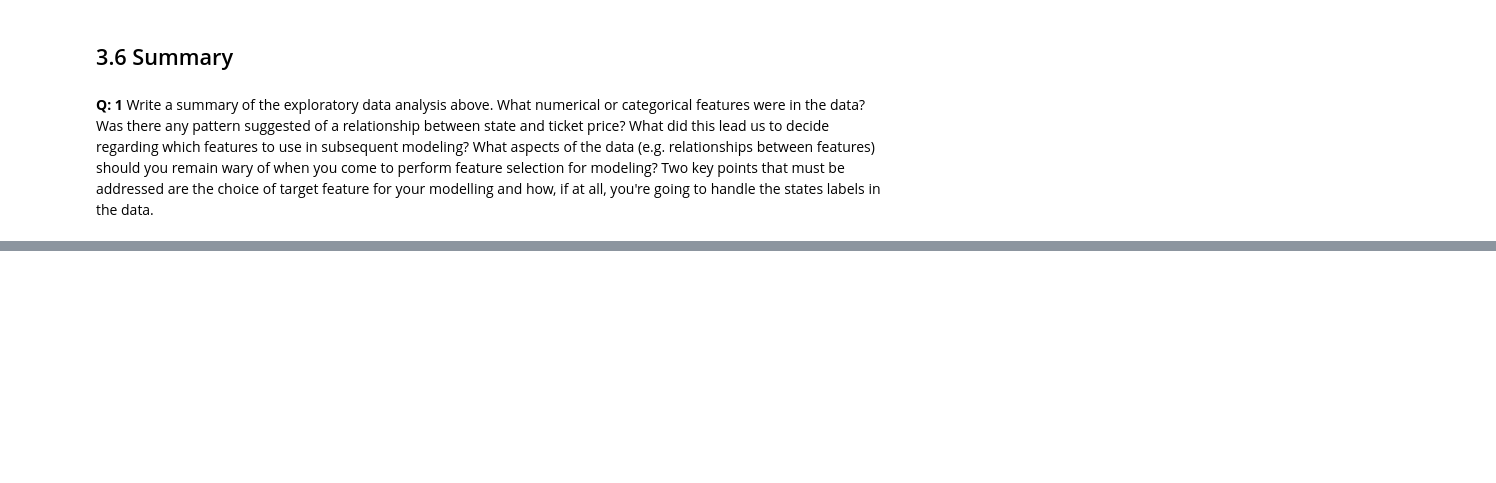
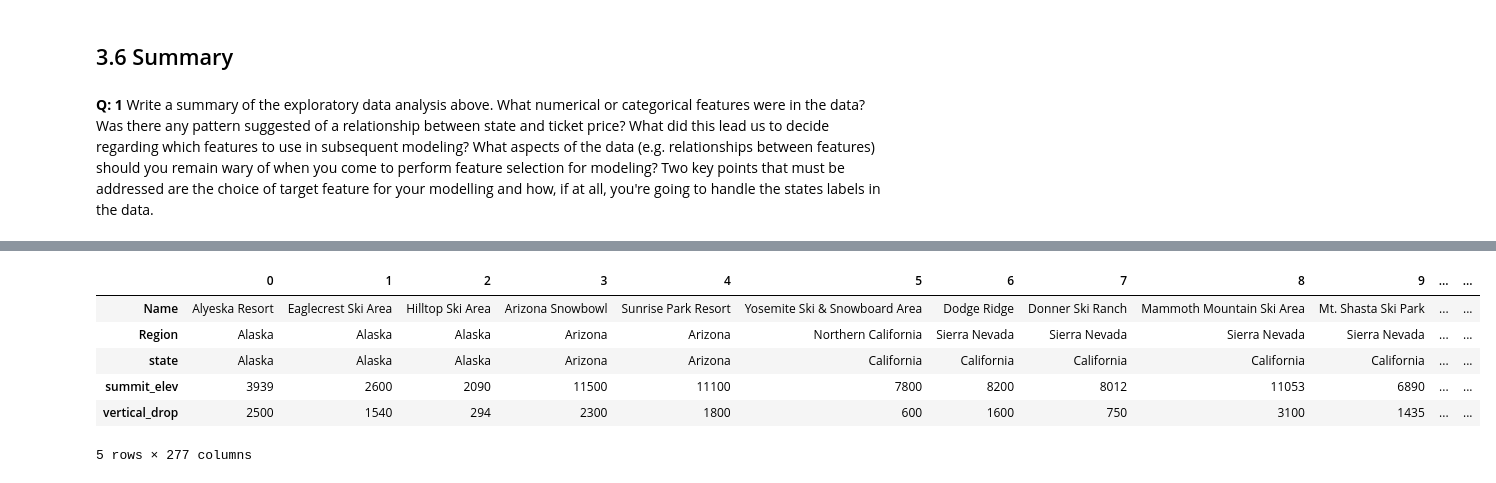
Before and after one commit to byongrakkim/DataScienceGuidedCapstone, a Jupyter notebook: Notebooks/03_exploratory_data_analysis.ipynb, the cells around one changed output, grey strips where cells are left out. Cells and saved outputs as stored; diff of their text form; code cells hidden in the pictures; blank space fills up the shorter version.

```diff
--- a/Notebooks/03_exploratory_data_analysis.ipynb
+++ b/Notebooks/03_exploratory_data_analysis.ipynb
@@ -1155,3 +1157,14 @@ ski_data.head().T
+# %%
+mtn_states = {'Colorado', 'California', 'Utah'}
+ski_data.T.head()
+# %% [output]
+|  | 0 | 1 | 2 | 3 | 4 | 5 | 6 | 7 | 8 | 9 | ... | ... |
+| Name | Alyeska Resort | Eaglecrest Ski Area | Hilltop Ski Area | Arizona Snowbowl | Sunrise Park Resort | Yosemite Ski & Snowboard Area | Dodge Ridge | Donner Ski Ranch | Mammoth Mountain Ski Area | Mt. Shasta Ski Park | ... | ... |
+| Region | Alaska | Alaska | Alaska | Arizona | Arizona | Northern California | Sierra Nevada | Sierra Nevada | Sierra Nevada | Sierra Nevada | ... | ... |
+| state | Alaska | Alaska | Alaska | Arizona | Arizona | California | California | California | California | California | ... | ... |
+| summit_elev | 3939 | 2600 | 2090 | 11500 | 11100 | 7800 | 8200 | 8012 | 11053 | 6890 | ... | ... |
+| vertical_drop | 2500 | 1540 | 294 | 2300 | 1800 | 600 | 1600 | 750 | 3100 | 1435 | ... | ... |
+5 rows × 277 columns
 # %%
 # Save the data
 
```
Also changed, not shown: parts of 7 cells of this notebook.
